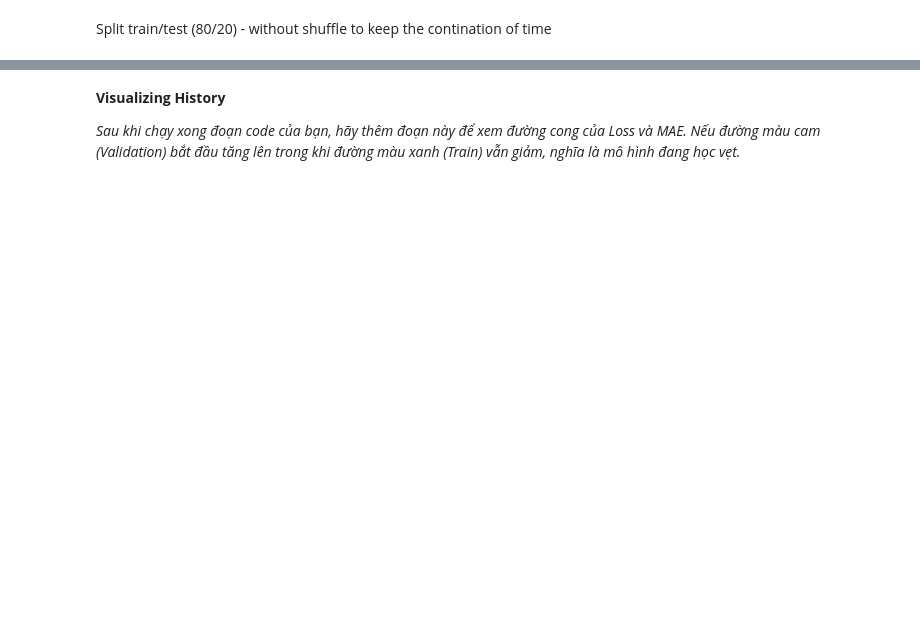
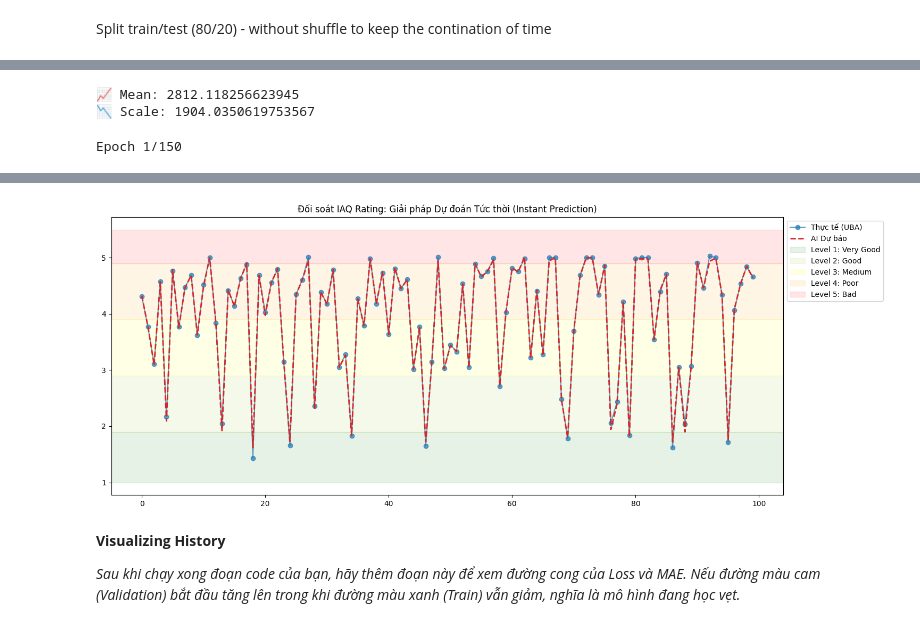
Before and after one commit to LarryVan-engin/Embedded-Project, a Jupyter notebook: environmental-edgeai.ipynb, the cells around one changed output, grey strips where cells are left out. Saved outputs shown, nothing was run; the diff lists cells and outputs as text; code cells hidden in the pictures; blank space fills up the shorter version.

```diff
--- a/environmental-edgeai.ipynb
+++ b/environmental-edgeai.ipynb
@@ -33,13 +17,2 @@ x,y = create_windows(df, WINDOW_SIZE)
 # %% [markdown]
 Split train/test (80/20) - without shuffle to keep the contination of time
-# %%
-split = int(0.8*len(x))
-x_train, x_test = x[:split], x[split:]
-y_train, y_test = y[:split], y[split:]
-
-# Format the data
-scaler = StandardScaler()
-x_train_scaled = scaler.fit_transform(x_train)
-x_test_scaled = scaler.transform(x_test)
-
-print(f"Input shape: {x_train_scaled.shape}")
@@ -105,0 +19,63 @@ Epoch 81/100
+# %%
+# 2. Chuẩn hóa dữ liệu (Rất quan trọng cho mạng Neural)
+scaler = StandardScaler()
+X_train_scaled = scaler.fit_transform(X_train)
+X_test_scaled = scaler.transform(X_test)
+
+print(f"📈 Mean: {scaler.mean_[0]}")
+print(f"📉 Scale: {scaler.scale_[0]}")
+# %% [output]
+📈 Mean: 2812.118256623945
+📉 Scale: 1904.0350619753567
+# %%
+# 3. Xây dựng mô hình MLP cải tiến (32-16-1)
+# Cấu trúc này vẫn đủ nhỏ để nằm trong 20-40kB flash của MCU
+model = tf.keras.Sequential([
+    tf.keras.layers.Dense(32, activation='relu', input_shape=(1,)),
+    tf.keras.layers.Dense(16, activation='relu'),
+    tf.keras.layers.Dense(1)
+])
+
+# Sử dụng loss MAE để AI nhạy hơn với các điểm cực trị
+model.compile(optimizer=tf.keras.optimizers.Adam(learning_rate=0.001),
+              loss='mae',
+              metrics=['mae'])
+
+# Early Stopping để tránh học vẹt (Overfitting)
+early_stop = EarlyStopping(monitor='val_loss', patience=15, restore_best_weights=True)
+
+# 4. Huấn luyện
+history = model.fit(
+    X_train_scaled, y_train,
+    validation_data=(X_test_scaled, y_test),
+    epochs=150,
+    batch_size=64,
+    callbacks=[early_stop],
+    verbose=1
+)
+
+# 5. Lưu Model và dự đoán thử
+model.save('backend/IAQ_model.h5')
+y_pred = model.predict(X_test_scaled)
+
+# 6. Vẽ biểu đồ đối soát (Giữ nguyên hàm vẽ vùng màu UBA của bạn)
+def plot_final_comparison(y_true, y_pred, num_samples=100):
+    plt.figure(figsize=(15, 6))
+    plt.plot(y_true[:num_samples], label='Thực tế (UBA)', color='#1f77b4', marker='o', alpha=0.7)
+    plt.plot(y_pred[:num_samples], label='AI Dự báo', color='#d62728', linestyle='--', linewidth=2)
+
+    # Vẽ các vùng màu UBA [cite: 239]
+    plt.axhspan(1.0, 1.9, color='green', alpha=0.1, label='Level 1: Very Good')
+    plt.axhspan(1.9, 2.9, color='yellowgreen', alpha=0.1, label='Level 2: Good')
+    plt.axhspan(2.9, 3.9, color='yellow', alpha=0.1, label='Level 3: Medium')
+    plt.axhspan(3.9, 4.9, color='orange', alpha=0.1, label='Level 4: Poor')
+    plt.axhspan(4.9, 5.5, color='red', alpha=0.1, label='Level 5: Bad')
+
+    plt.title('Đối soát IAQ Rating: Giải pháp Dự đoán Tức thời (Instant Prediction)')
+    plt.legend(loc='upper left', bbox_to_anchor=(1, 1))
+    plt.tight_layout()
+    plt.show()
+
+plot_final_comparison(y_test, y_pred)
+# %% [output]
+Epoch 1/150
@@ -106,3 +101,4 @@ Epoch 81/100
+[figure, added]
 # %% [markdown]
 
 **Visualizing History**
```
Also changed, not shown: parts of 18 cells of this notebook, 47 other files.
